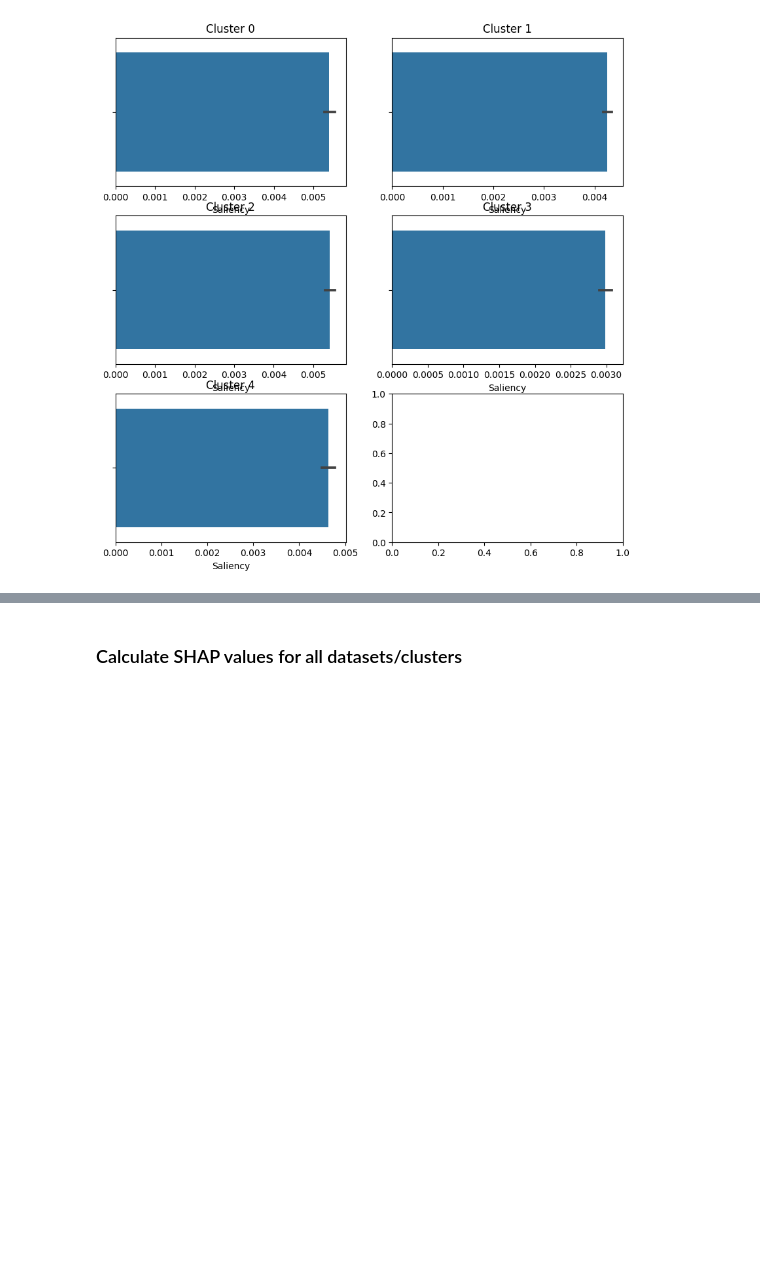
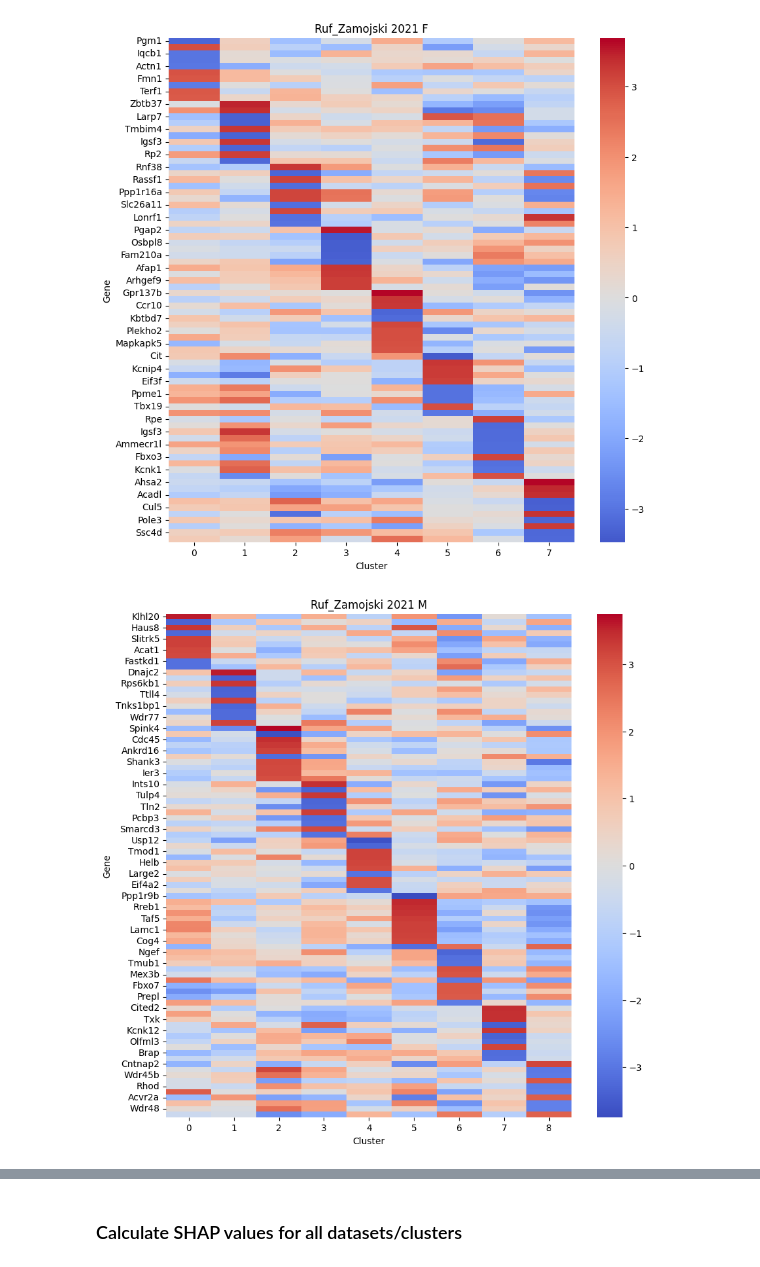
Before and after one commit to nicolaromano/corticotroph-heterogeneity, a Jupyter notebook: 10_label_transfer_predictions.ipynb, the cells around one changed output, grey strips where cells are left out. Saved outputs shown, nothing was run; the diff lists cells and outputs as text; code cells hidden in the pictures; blank space fills up the shorter version.

```diff
--- a/10_label_transfer_predictions.ipynb
+++ b/10_label_transfer_predictions.ipynb
@@ -42,8 +50,10 @@ Predicting labels for Ruf_Zamojski2021M
 # %%
-saliency_maps = {}
+all_saliency_maps = {}
+saliency_maps_summary = {}
+
 
 for dataset in tqdm(datasets['study_id'].unique(), desc='Computing saliency maps'):
     expr_data = predictor.get_data(dataset)
-    saliency_maps[dataset] = predictor.get_saliency(dataset)
+    saliency_maps_summary[dataset], all_saliency_maps[dataset] = predictor.get_saliency(dataset)
 # %%
 saliency_maps_df = pd.DataFrame()
@@ -111,14 +81,41 @@ top_genes[top_genes['dataset'] == 'Cheung2018M']
-# %%
-def plot_top_genes(dataset):
-    clusters = top_genes[top_genes['dataset'] == dataset]['Cluster'].unique()
-
-    fig, ax = plt.subplots(len(clusters)//2 + 1, 2, figsize=(len(clusters)*2, 10))
-    for i, cluster in enumerate(clusters):
-        saliency = top_genes[(top_genes['dataset'] == dataset) & (top_genes['Cluster'] == cluster)]['Saliency_mean']
-        sns.barplot(x=saliency, ax=ax.flat[i])
-        ax.flat[i].set_title(f'Cluster {cluster}')
-        ax.flat[i].set_xlabel('Saliency')
-
-plot_top_genes('Cheung2018M')
-# %% [output]
-[figure, removed]
+# %%
+gene_names = predictor.get_data('Cheung2018M').columns[:-2]
+
+def plot_top_genes(dataset):
+
+    # Heatmap
+    # Concatenate all saliency maps for the dataset
+    vals = pd.concat(saliency_maps_summary[dataset].values(), keys=saliency_maps_summary[dataset].keys()).reset_index()
+    # Drop unnecessary columns
+    vals.drop(columns=['level_0', 'Saliency_sd'], inplace=True)
+    # Set Gene as index, then pivot wide
+    vals = vals.set_index('Gene')
+    vals = vals.pivot(columns='Cluster', values='Saliency_mean')
+    # Limit to top genes
+    tg = top_10_genes[top_10_genes['dataset'] == dataset]['Gene']
+
+    # Plot heatmap and save to PDF
+    plt.figure(figsize=(10, 10))
+    sns.heatmap(vals.loc[tg], cmap='coolwarm', center=0)
+    plt.title(f'{dataset[:-5]} {dataset[-5:-1]} {dataset[-1:]}')
+    plt.savefig(f'label_transfer_model_output/{dataset}_saliency_heatmap.pdf')
+    plt.show()
+
+    # # Violin plot
+    # fig, ax = plt.subplots(2, n_clusters//2, figsize=(15, 15))
+    # for i, a in enumerate(ax.flat):
+    #     top_g = top_genes[(top_genes['dataset'] == dataset) & (top_genes['Cluster'] == clusters[i])]
+    #     saliency_values = all_saliency_maps[dataset][clusters[i]]
+    #     saliency_values = pd.DataFrame(np.squeeze(np.array(saliency_values)), columns= gene_names)
+
+    #     sns.violinplot(data=saliency_values[top_g['Gene']], color = "white", orient = "h", ax=a)
+    #     a.set_xlabel('Saliency value (z-scored)')
+    #     a.set_xlim(-10, 10)
+    #     a.set_title(f'Dataset {dataset[:-5]} {dataset[-5:-1]} {dataset[-1:]} - Cluster {clusters[i]}')
+    # plt.show()
+
+for dataset in datasets['study_id'].unique():
+    plot_top_genes(dataset)
+# %% [output]
+[figure, added]
+[figure, added]
```
Also changed, not shown: parts of 7 cells of this notebook, 7 other files.
